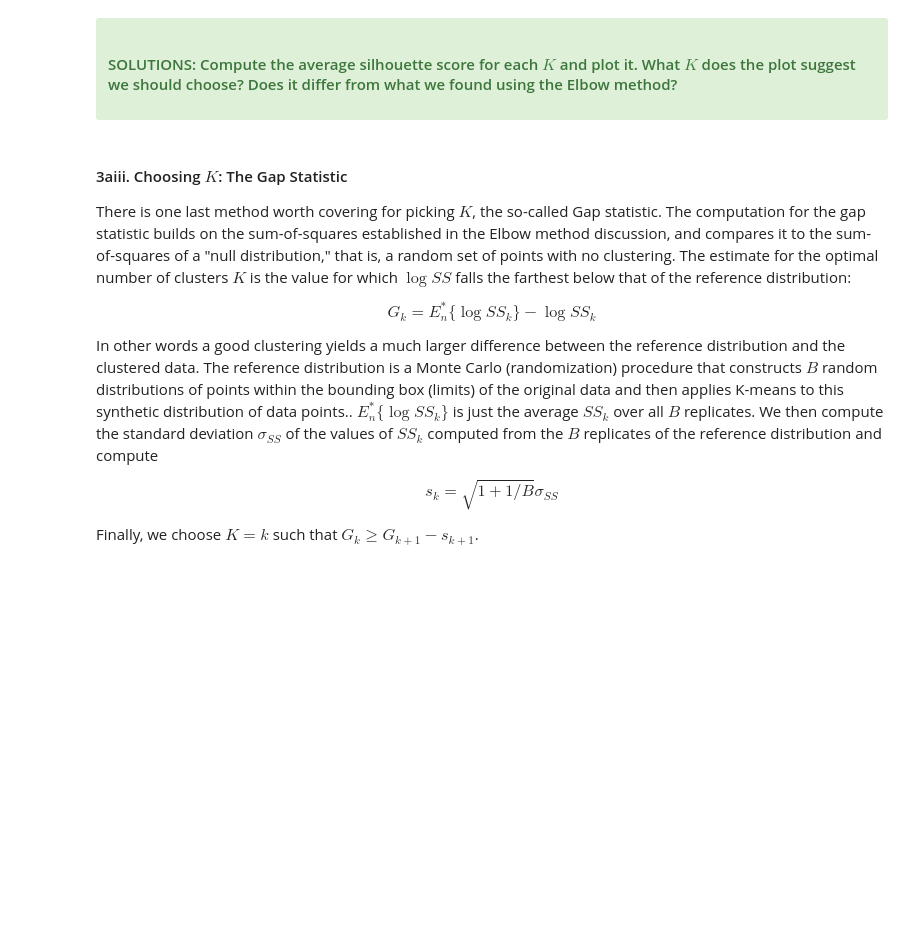
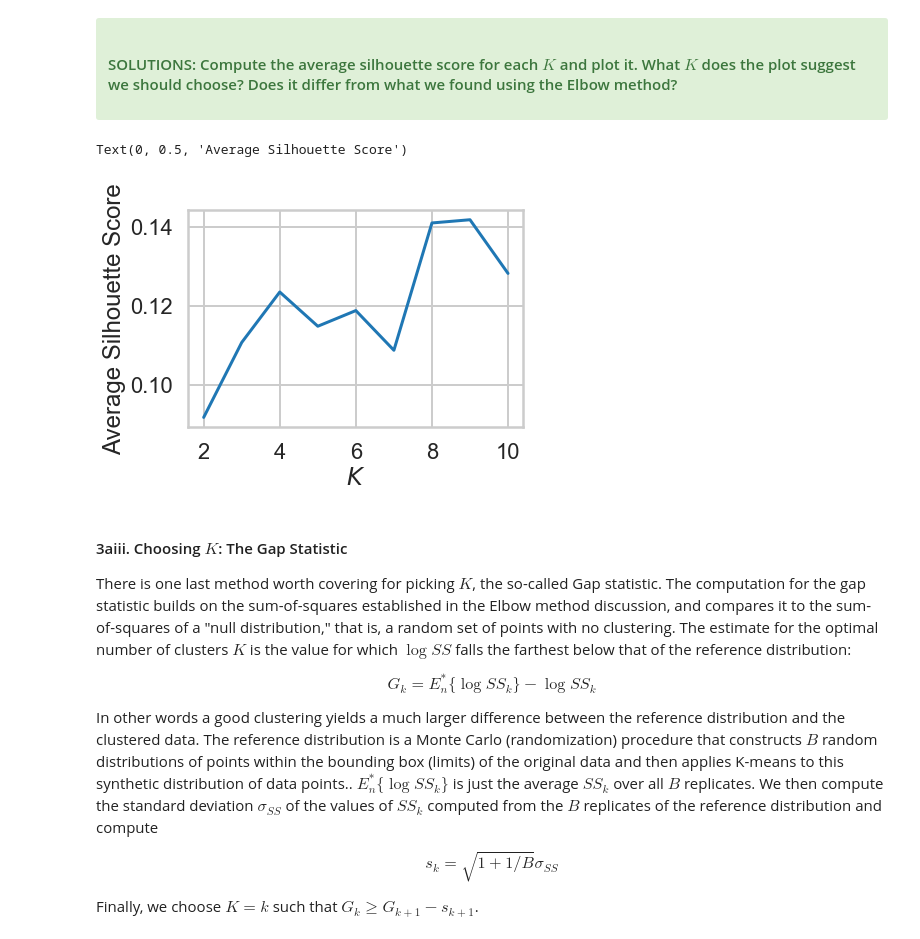
Before and after one commit to asaadkhattab/SpringBoardDataScience, a Jupyter notebook: UnsupervisedLearning/Clusterin Case Study/Clustering Case Study - Customer Segmentation with K-Means - Tier 1 (1).ipynb, the cells around one changed output. Saved outputs shown, nothing was run; the diff lists cells and outputs as text; code cells hidden in the pictures; blank space fills up the shorter version.

```diff
--- a/UnsupervisedLearning/Clusterin Case Study/Clustering Case Study - Customer Segmentation with K-Means - Tier 1 (1).ipynb
+++ b/UnsupervisedLearning/Clusterin Case Study/Clustering Case Study - Customer Segmentation with K-Means - Tier 1 (1).ipynb
@@ -320,9 +326,12 @@ for _ _ _ in _ _ _:
 # %%
 # Computing the avrage silhouette score for each K and plotting it
 # Call plot() with parameters KRange, avg_silhouette_scores
-plt._ _ _(_ _ _, avg_silhouette_scores)
+plt.plot(Krange, avg_silhouette_scores)
 plt.xlabel("$K$")
 plt.ylabel("Average Silhouette Score")
+# %% [output]
+Text(0, 0.5, 'Average Silhouette Score')
+[figure, added]
 # %%
 # What can you conclude?
 # %% [markdown]
```
Also changed, not shown: parts of 6 cells of this notebook.
